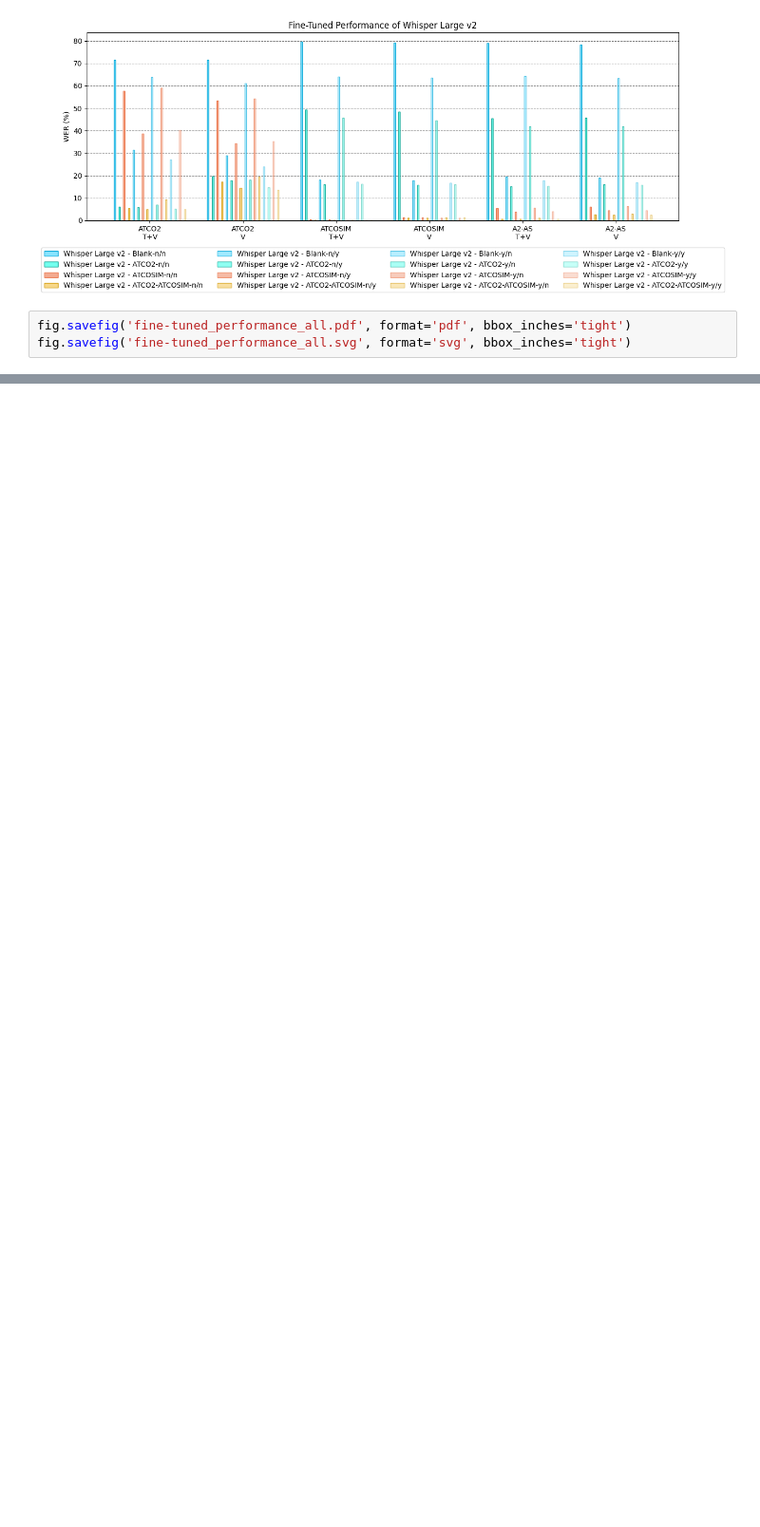
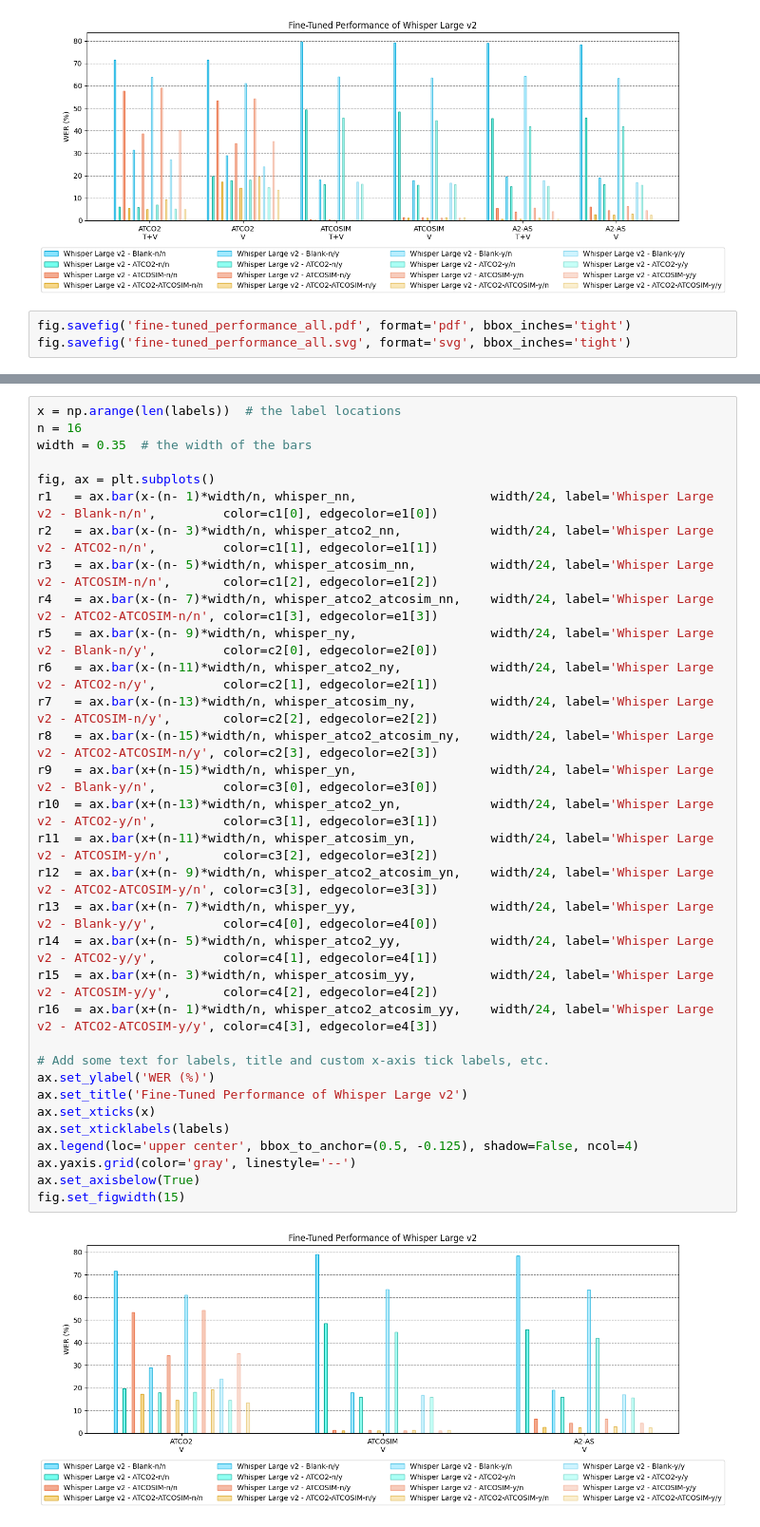
Before and after one commit to jlvdoorn/WhisperATC, a Jupyter notebook: Graphs/Bar_Chart.ipynb, the cells around one changed output, grey strips where cells are left out. Shown at 95% size. Drawn from its saved outputs; the diff is of its cells as text; blank space fills up the shorter version.

```diff
--- a/Graphs/Bar_Chart.ipynb
+++ b/Graphs/Bar_Chart.ipynb
@@ -201,0 +266,34 @@ fig.savefig('fine-tuned_performance_all.svg', format='svg', bbox_inches='tight')
+# %%
+x = np.arange(len(labels))  # the label locations
+n = 16
+width = 0.35  # the width of the bars
+
+fig, ax = plt.subplots()
+r1   = ax.bar(x-(n- 1)*width/n, whisper_nn,                  width/24, label='Whisper Large v2 - Blank-n/n',         color=c1[0], edgecolor=e1[0])
+r2   = ax.bar(x-(n- 3)*width/n, whisper_atco2_nn,            width/24, label='Whisper Large v2 - ATCO2-n/n',         color=c1[1], edgecolor=e1[1])
+r3   = ax.bar(x-(n- 5)*width/n, whisper_atcosim_nn,          width/24, label='Whisper Large v2 - ATCOSIM-n/n',       color=c1[2], edgecolor=e1[2])
+r4   = ax.bar(x-(n- 7)*width/n, whisper_atco2_atcosim_nn,    width/24, label='Whisper Large v2 - ATCO2-ATCOSIM-n/n', color=c1[3], edgecolor=e1[3])
+r5   = ax.bar(x-(n- 9)*width/n, whisper_ny,                  width/24, label='Whisper Large v2 - Blank-n/y',         color=c2[0], edgecolor=e2[0])
+r6   = ax.bar(x-(n-11)*width/n, whisper_atco2_ny,            width/24, label='Whisper Large v2 - ATCO2-n/y',         color=c2[1], edgecolor=e2[1])
+r7   = ax.bar(x-(n-13)*width/n, whisper_atcosim_ny,          width/24, label='Whisper Large v2 - ATCOSIM-n/y',       color=c2[2], edgecolor=e2[2])
+r8   = ax.bar(x-(n-15)*width/n, whisper_atco2_atcosim_ny,    width/24, label='Whisper Large v2 - ATCO2-ATCOSIM-n/y', color=c2[3], edgecolor=e2[3])
+r9   = ax.bar(x+(n-15)*width/n, whisper_yn,                  width/24, label='Whisper Large v2 - Blank-y/n',         color=c3[0], edgecolor=e3[0])
+r10  = ax.bar(x+(n-13)*width/n, whisper_atco2_yn,            width/24, label='Whisper Large v2 - ATCO2-y/n',         color=c3[1], edgecolor=e3[1])
+r11  = ax.bar(x+(n-11)*width/n, whisper_atcosim_yn,          width/24, label='Whisper Large v2 - ATCOSIM-y/n',       color=c3[2], edgecolor=e3[2])
+r12  = ax.bar(x+(n- 9)*width/n, whisper_atco2_atcosim_yn,    width/24, label='Whisper Large v2 - ATCO2-ATCOSIM-y/n', color=c3[3], edgecolor=e3[3])
+r13  = ax.bar(x+(n- 7)*width/n, whisper_yy,                  width/24, label='Whisper Large v2 - Blank-y/y',         color=c4[0], edgecolor=e4[0])
+r14  = ax.bar(x+(n- 5)*width/n, whisper_atco2_yy,            width/24, label='Whisper Large v2 - ATCO2-y/y',         color=c4[1], edgecolor=e4[1])
+r15  = ax.bar(x+(n- 3)*width/n, whisper_atcosim_yy,          width/24, label='Whisper Large v2 - ATCOSIM-y/y',       color=c4[2], edgecolor=e4[2])
+r16  = ax.bar(x+(n- 1)*width/n, whisper_atco2_atcosim_yy,    width/24, label='Whisper Large v2 - ATCO2-ATCOSIM-y/y', color=c4[3], edgecolor=e4[3])
+
+# Add some text for labels, title and custom x-axis tick labels, etc.
+ax.set_ylabel('WER (%)')
+ax.set_title('Fine-Tuned Performance of Whisper Large v2')
+ax.set_xticks(x)
+ax.set_xticklabels(labels)
+ax.legend(loc='upper center', bbox_to_anchor=(0.5, -0.125), shadow=False, ncol=4)
+ax.yaxis.grid(color='gray', linestyle='--')
+ax.set_axisbelow(True)
+fig.set_figwidth(15)
+# %% [output]
+[figure, added]
```
Also changed, not shown: parts of 6 cells of this notebook.
